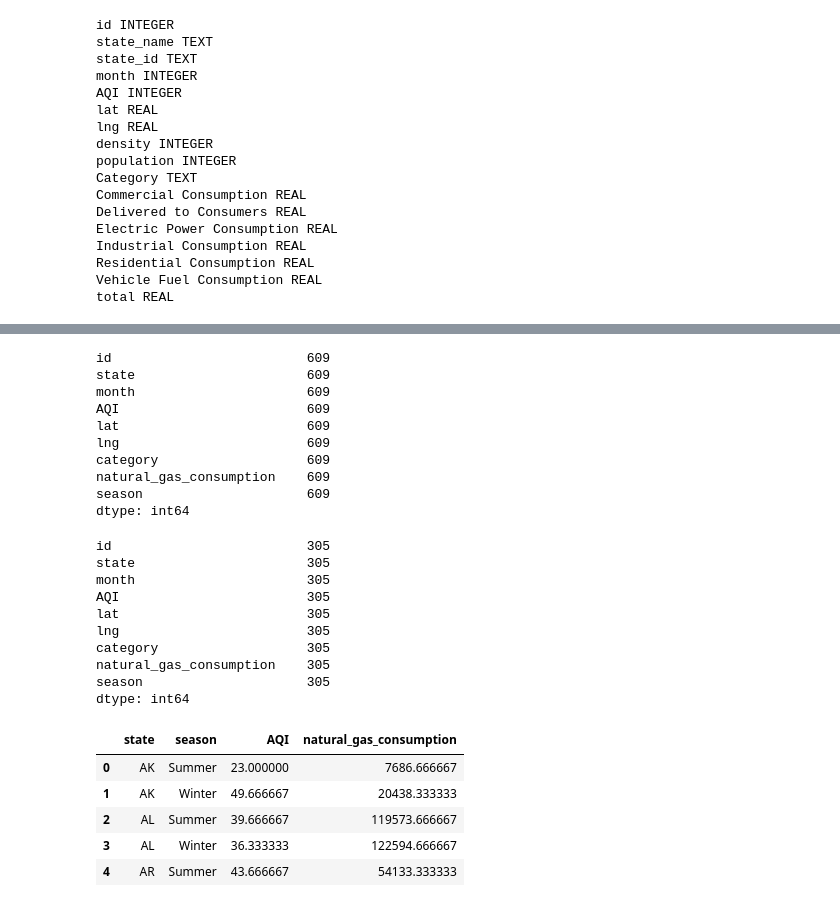
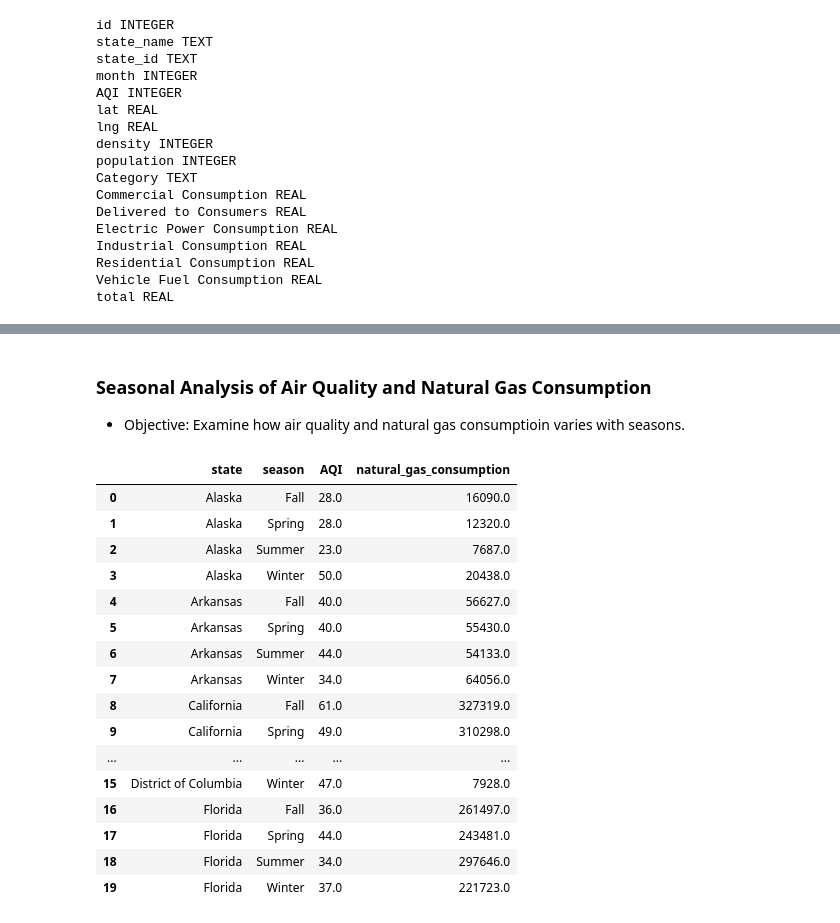
Before and after one commit to JenniferVasquez1/Project-3, a Jupyter notebook: static/Analysis/ETL_SH.ipynb, the cells around one changed output, grey strips where cells are left out. Cells and saved outputs as stored; diff of their text form; code cells hidden in the pictures.

```diff
--- a/static/Analysis/ETL_SH.ipynb
+++ b/static/Analysis/ETL_SH.ipynb
@@ -169,44 +163,32 @@ df.head(10)
-# %%
-df.count()
-# %% [output]
-id                         609
-state                      609
-month                      609
-AQI                        609
-lat                        609
-lng                        609
-category                   609
-natural_gas_consumption    609
-season                     609
-dtype: int64
-# %%
-#filtering our dataframe based on season =winter and summer values
-seasonal_df = df[df['season'].isin(['Winter','Summer'])]
-
-seasonal_df.count()
-# %% [output]
-id                         305
-state                      305
-month                      305
-AQI                        305
-lat                        305
-lng                        305
-category                   305
-natural_gas_consumption    305
-season                     305
-dtype: int64
-# %%
-#Group by state and season to aggregate the data
-agg_df = seasonal_df.groupby(['state','season']).agg({
-    'AQI':'mean',
-    'natural_gas_consumption':'mean'
-}).reset_index()
-
-agg_df.head()
-# %% [output]
-|  | state | season | AQI | natural_gas_consumption |
-| 0 | AK | Summer | 23.000000 | 7686.666667 |
-| 1 | AK | Winter | 49.666667 | 20438.333333 |
-| 2 | AL | Summer | 39.666667 | 119573.666667 |
-| 3 | AL | Winter | 36.333333 | 122594.666667 |
-| 4 | AR | Summer | 43.666667 | 54133.333333 |
+# %% [markdown]
+### Seasonal Analysis of Air Quality and Natural Gas Consumption
+- Objective: Examine how air quality and natural gas consumptioin varies with seasons.
+# %%
+seasonal_aqi = filtered_df.groupby(['state','season']).agg({
+    'AQI':'mean',
+    'natural_gas_consumption':'mean'
+}).reset_index()
+#seasonal_aqi = filtered_df.groupby(['state','season'])
+
+seasonal_aqi['AQI'] = round(seasonal_aqi['AQI'],0)
+seasonal_aqi['natural_gas_consumption'] = round(seasonal_aqi['natural_gas_consumption'],0)
+
+seasonal_aqi.head(20)
+# %% [output]
+|  | state | season | AQI | natural_gas_consumption |
+| 0 | Alaska | Fall | 28.0 | 16090.0 |
+| 1 | Alaska | Spring | 28.0 | 12320.0 |
+| 2 | Alaska | Summer | 23.0 | 7687.0 |
+| 3 | Alaska | Winter | 50.0 | 20438.0 |
+| 4 | Arkansas | Fall | 40.0 | 56627.0 |
+| 5 | Arkansas | Spring | 40.0 | 55430.0 |
+| 6 | Arkansas | Summer | 44.0 | 54133.0 |
+| 7 | Arkansas | Winter | 34.0 | 64056.0 |
+| 8 | California | Fall | 61.0 | 327319.0 |
+| 9 | California | Spring | 49.0 | 310298.0 |
+| ... | ... | ... | ... | ... |
+| 15 | District of Columbia | Winter | 47.0 | 7928.0 |
+| 16 | Florida | Fall | 36.0 | 261497.0 |
+| 17 | Florida | Spring | 44.0 | 243481.0 |
+| 18 | Florida | Summer | 34.0 | 297646.0 |
+| 19 | Florida | Winter | 37.0 | 221723.0 |
```
Also changed, not shown: parts of 10 cells of this notebook, 3 other files.
